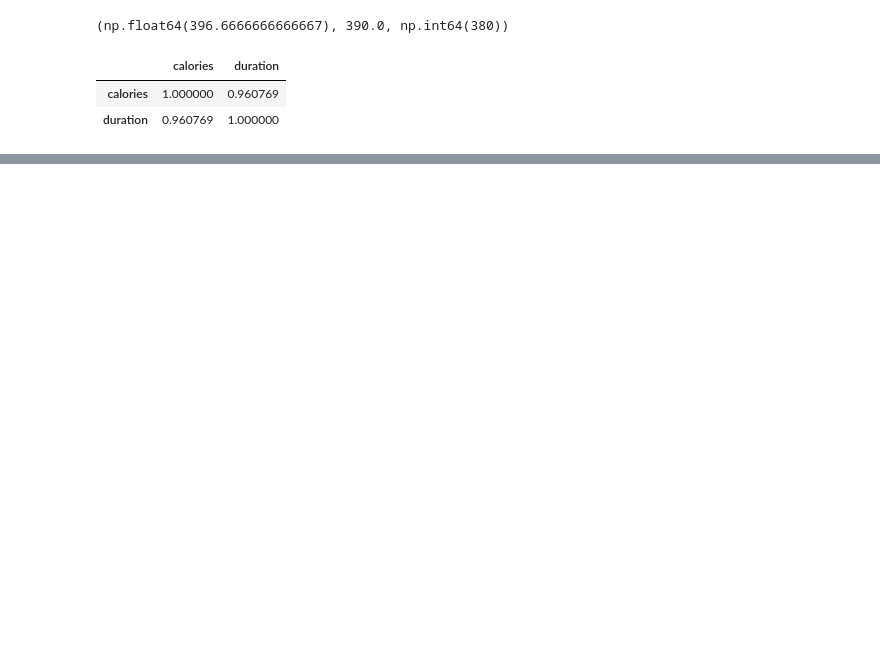
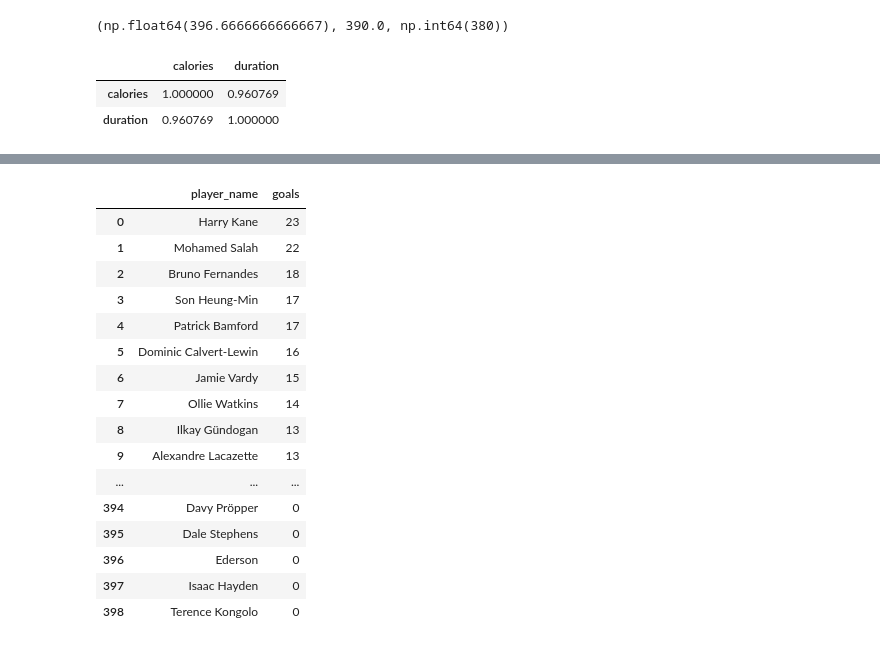
Before and after one commit to va11h411a/Jobsheet-AI-course, a Jupyter notebook: Jobsheet 4 Pandas librarry.ipynb, the cells around one changed output, grey strips where cells are left out. Saved outputs shown, nothing was run; the diff lists cells and outputs as text; code cells hidden in the pictures; blank space fills up the shorter version.

```diff
--- a/Jobsheet 4 Pandas librarry.ipynb
+++ b/Jobsheet 4 Pandas librarry.ipynb
@@ -414 +385,24 @@ Name: count, dtype: int64
+# %%
+#Tugas Praktikum - 5
+import pandas as pd
+
+df[['player_name','goals']]
+# %% [output]
+|  | player_name | goals |
+| 0 | Harry Kane | 23 |
+| 1 | Mohamed Salah | 22 |
+| 2 | Bruno Fernandes | 18 |
+| 3 | Son Heung-Min | 17 |
+| 4 | Patrick Bamford | 17 |
+| 5 | Dominic Calvert-Lewin | 16 |
+| 6 | Jamie Vardy | 15 |
+| 7 | Ollie Watkins | 14 |
+| 8 | Ilkay Gündogan | 13 |
+| 9 | Alexandre Lacazette | 13 |
+| ... | ... | ... |
+| 394 | Davy Pröpper | 0 |
+| 395 | Dale Stephens | 0 |
+| 396 | Ederson | 0 |
+| 397 | Isaac Hayden | 0 |
+| 398 | Terence Kongolo | 0 |
 # %%
```
Also changed, not shown: parts of 12 cells of this notebook.
